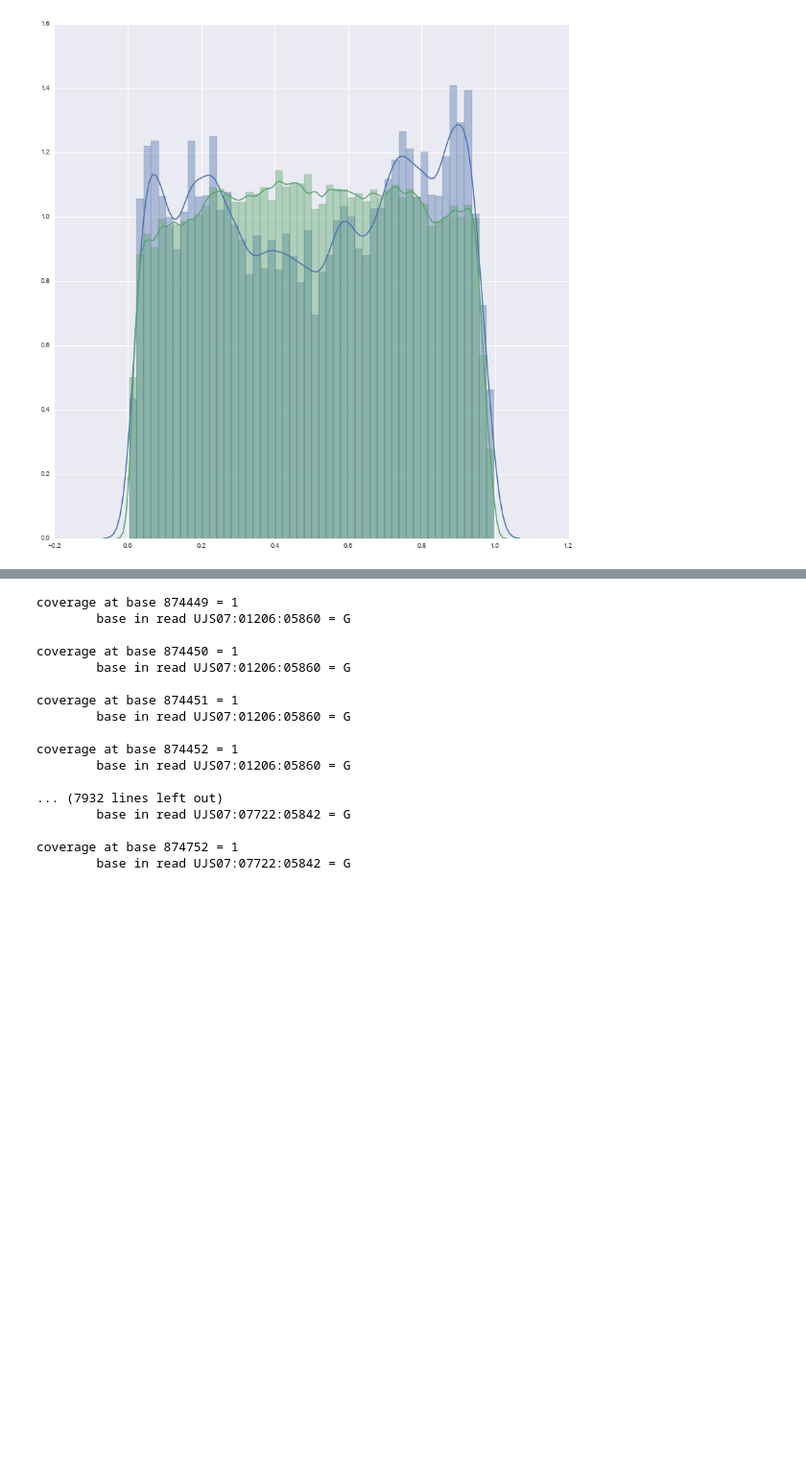
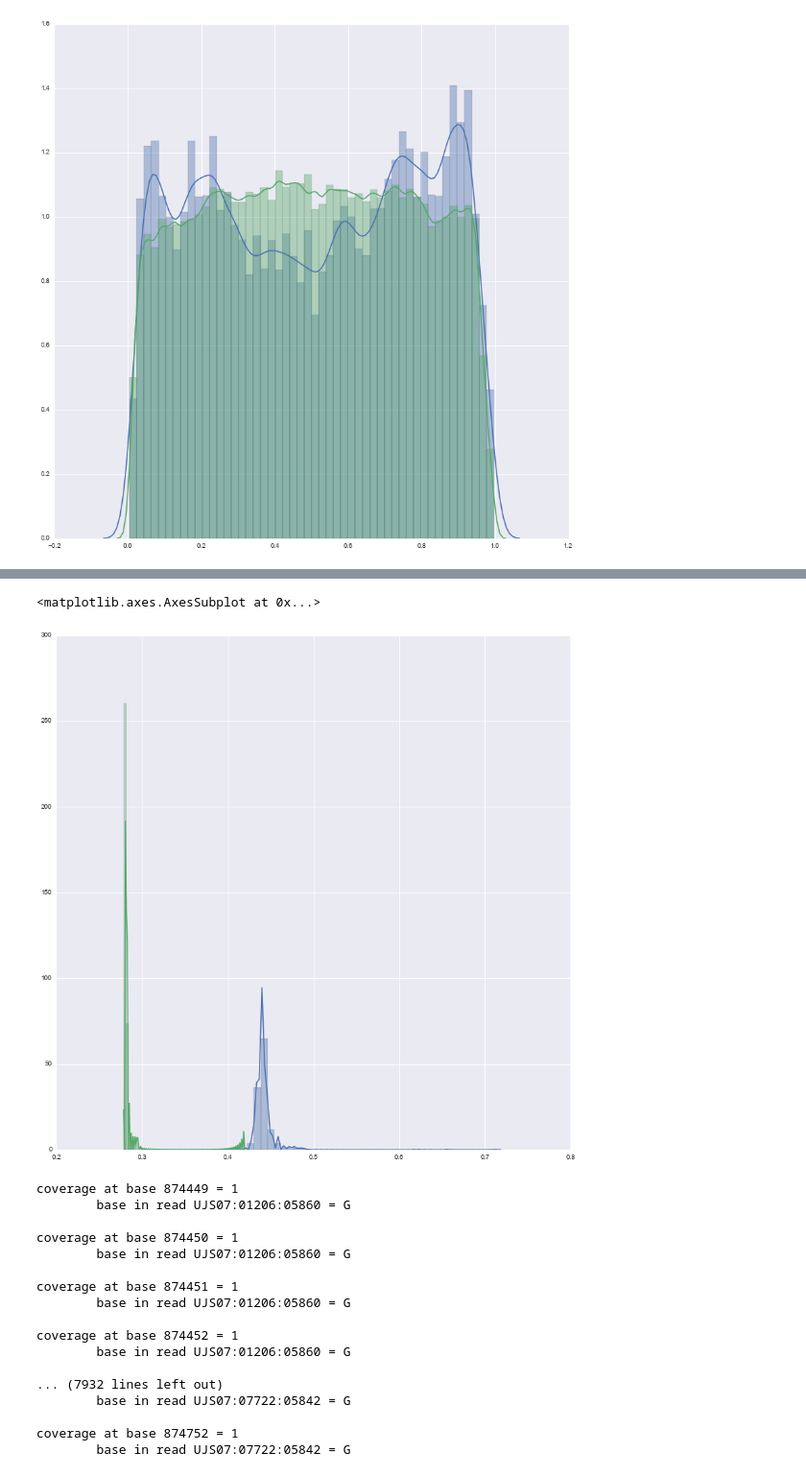
Before and after one commit to AlexanderGri/Graduate-work, a Jupyter notebook: Feature analysis.ipynb, the cells around one changed output, grey strips where cells are left out. Shown at 96% size. Drawn from its saved outputs; the diff is of its cells as text; code cells hidden in the pictures; blank space fills up the shorter version.

Commit message:
Add analysis of reads-proofs of indels

```diff
--- a/Feature analysis.ipynb
+++ b/Feature analysis.ipynb
@@ -602,13 +603,13 @@ def indel_proofs(path_to_reference,path_to_bam,path_to_vcf):
                 for read in iter:
                     reads+=1
                     pos = None
-                    ref_seq = [y for t in read.get_blocks for y in t]
+                    ref_seq = [y for t in read.get_blocks() for y in t]
                     if ((record.POS-1) in read.positions): # проверяем присутствие буквы перед инделом
                         pos = read.positions.index(record.POS-1)
                     if (pos is None or len(read.positions)==pos+1):
                         # не подтверждает из-за отсутсвия буквы перед инделом или из-за непокрытия индела
                         continue
-                    elif (length<0 and (ref.seq[ref.seq.index(record.POS)+1]-record.POS)+length==0):
+                    elif (length<0 and record.POS in ref_seq and (ref_seq[ref_seq.index(record.POS)+1]-record.POS)+length==0):
                         # случай делеции, проверяем подтверждение рида
                         # проверяем присутствие и длину разрыва в выравнивании на референс в позиции делеции
                         proofs+=1
@@ -822,0 +824,7 @@ sns.distplot(positions_data_fp_percentage,hist=True,label='fp')
+# %%
+data_proofs = indel_proofs(reference,our_bam,our_vcf)
+%store data_proofs
+data_proofs_tp = indel_proofs(reference,our_bam,tp_vcf)
+%store data_proofs_tp
+data_proofs_fp = indel_proofs(reference,our_bam,fp_vcf)
+%store data_proofs_fp
@@ -823,3 +849,12 @@ sns.distplot(positions_data_fp_percentage,hist=True,label='fp')
+# %%
+%matplotlib inline
+plt.figure(figsize=(14,14))
+sns.set(color_codes=True)
+sns.distplot(data_proofs_tp,hist=True,label='tp')
+sns.distplot(data_proofs_fp,hist=True,label='fp')
+# %% [output]
+<matplotlib.axes.AxesSubplot at 0x...>
+[figure, added]
 # %%
 samfile = pysam.AlignmentFile("/home/alexgri/indels/GoldenStandard_OurAlgorithms/gcat_set_059-ready.bam", "rb")
 #for read in samfile.fetch('1', 1019890, 1019891):
```
Also changed, not shown: parts of 4 cells of this notebook.
